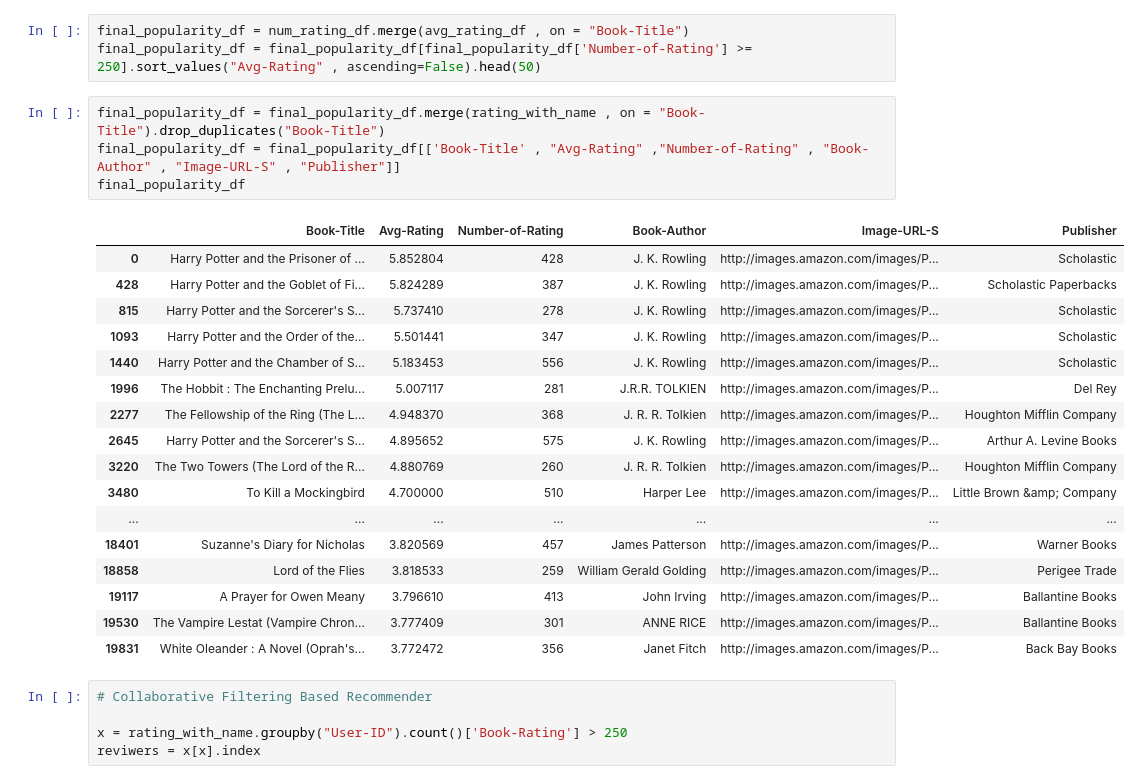
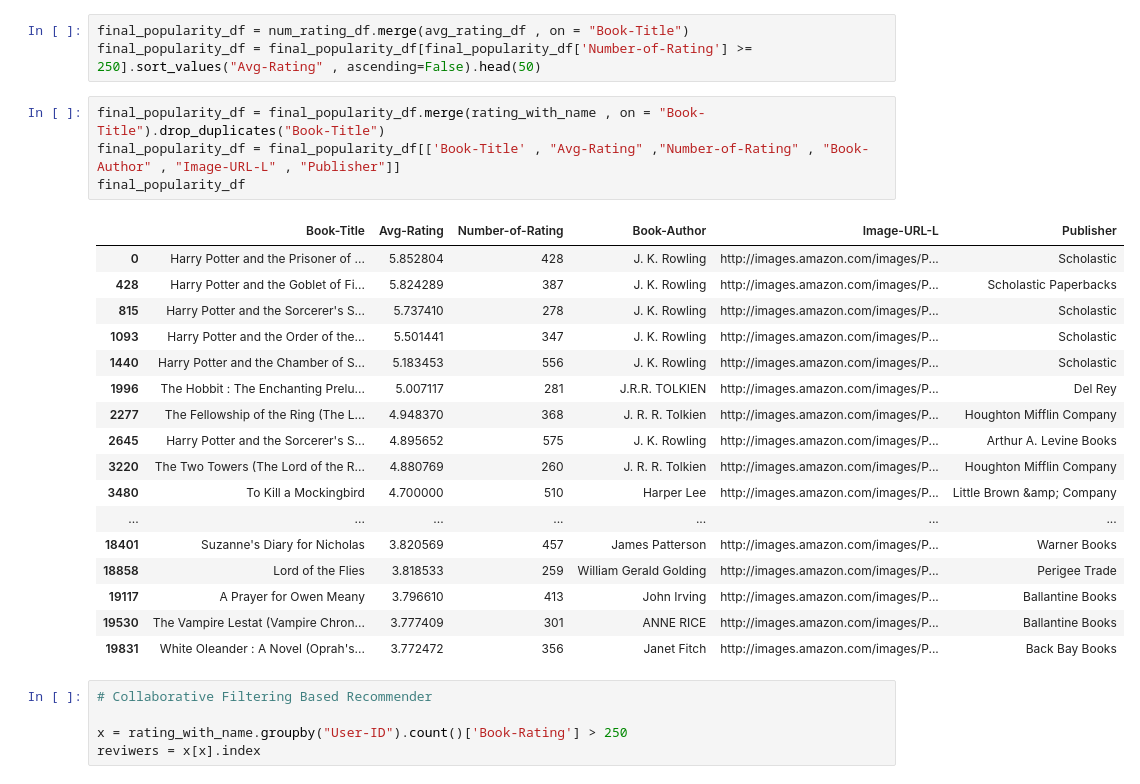
Before and after one commit to Shantnu-singh/Book-Recommendation-System, a Jupyter notebook: recommender.ipynb, the cells around one changed output. Drawn from its saved outputs; the diff is of its cells as text.

```diff
--- a/recommender.ipynb
+++ b/recommender.ipynb
@@ -224,10 +224,10 @@ final_popularity_df = num_rating_df.merge(avg_rating_df , on = "Book-Title")
 final_popularity_df = final_popularity_df[final_popularity_df['Number-of-Rating'] >= 250].sort_values("Avg-Rating" , ascending=False).head(50)
 # %%
 final_popularity_df = final_popularity_df.merge(rating_with_name , on = "Book-Title").drop_duplicates("Book-Title")
-final_popularity_df = final_popularity_df[['Book-Title' , "Avg-Rating" ,"Number-of-Rating" , "Book-Author" , "Image-URL-S" , "Publisher"]]
+final_popularity_df = final_popularity_df[['Book-Title' , "Avg-Rating" ,"Number-of-Rating" , "Book-Author" , "Image-URL-L" , "Publisher"]]
 final_popularity_df
 # %% [output]
-|  | Book-Title | Avg-Rating | Number-of-Rating | Book-Author | Image-URL-S | Publisher |
+|  | Book-Title | Avg-Rating | Number-of-Rating | Book-Author | Image-URL-L | Publisher |
 | 0 | Harry Potter and the Prisoner of ... | 5.852804 | 428 | J. K. Rowling | http://images.amazon.com/images/P... | Scholastic |
 | 428 | Harry Potter and the Goblet of Fi... | 5.824289 | 387 | J. K. Rowling | http://images.amazon.com/images/P... | Scholastic Paperbacks |
 | 815 | Harry Potter and the Sorcerer's S... | 5.737410 | 278 | J. K. Rowling | http://images.amazon.com/images/P... | Scholastic |
```
Also changed, not shown: parts of 9 cells of this notebook, 7 other files.
